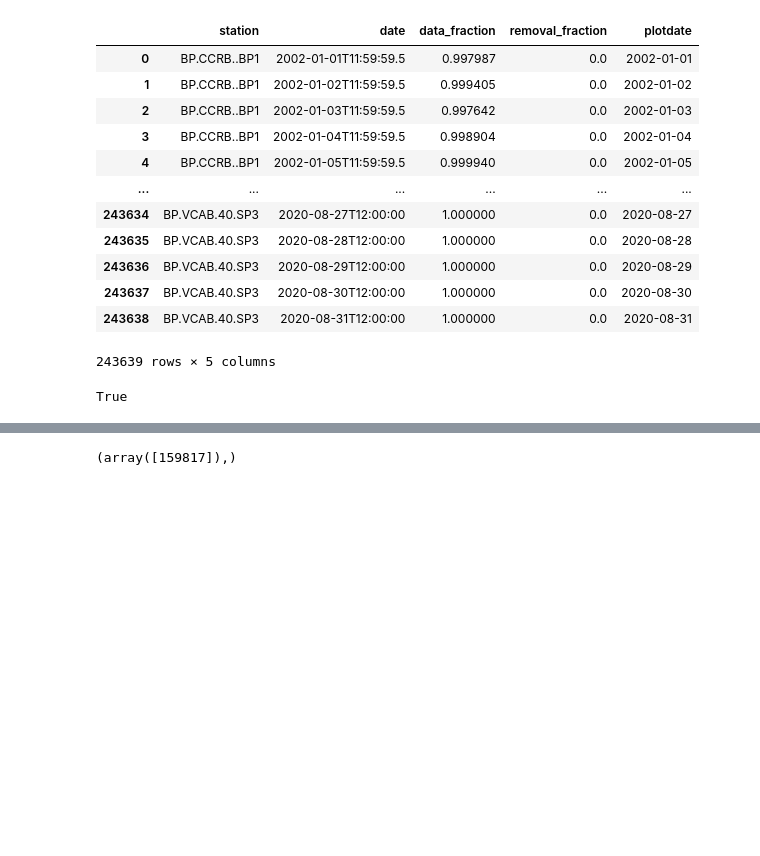
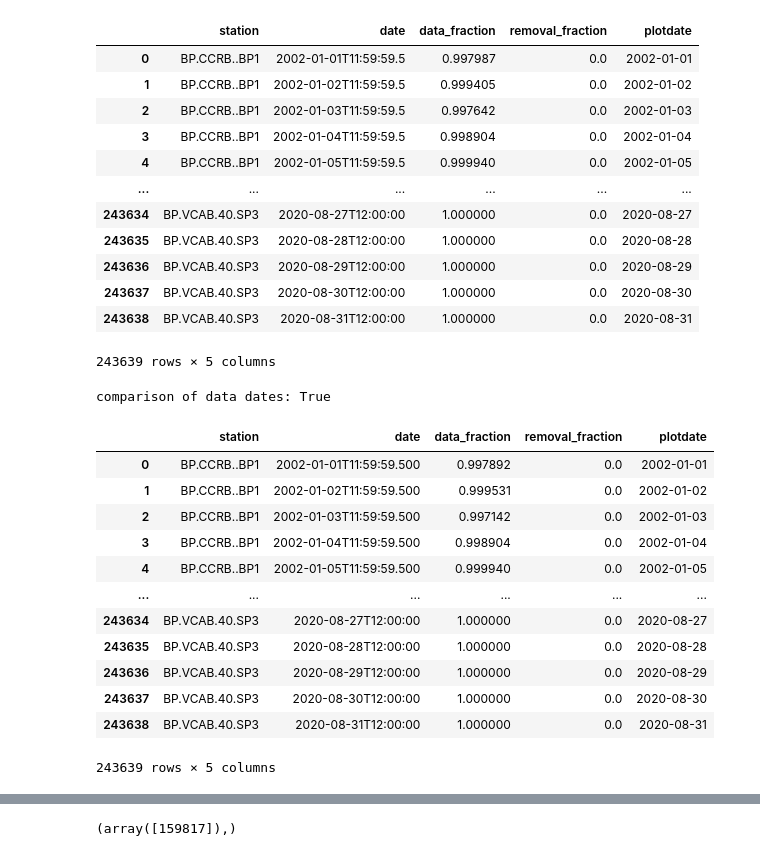
Before and after one commit to kura-okubo/SeisMonitoring_Paper, a Jupyter notebook: Post/DataAvailability/plot_DataAvailability_BP.ipynb, the cells around one changed output, grey strips where cells are left out. Cells and saved outputs as stored; diff of their text form; code cells hidden in the pictures; blank space fills up the shorter version.

```diff
--- a/Post/DataAvailability/plot_DataAvailability_BP.ipynb
+++ b/Post/DataAvailability/plot_DataAvailability_BP.ipynb
@@ -217,6 +216,32 @@ df_origin_tacc
 # number of data
 df_origin_tacc_eq = df_origin_tacc[["station", "plotdate"]]
 df_origin_uw_eq = df_origin_uw[["station", "plotdate"]]
-df_origin_uw_eq.equals(df_origin_tacc_eq)
-# %% [output]
-True
+# %%
+# number of data
+et_tacc = datetime.datetime(2020, 9, 1)
+df_origin_tacc_eq = df_origin_tacc[["station", "plotdate"]].reset_index(drop=True)
+df_origin_uw_eq = df_origin_uw[["station", "plotdate"]]
+df_origin_uw_eq = df_origin_uw_eq[df_origin_uw_eq["plotdate"] < et_tacc].reset_index(drop=True)
+
+df_origin_uw_trim = df_origin_uw[df_origin_uw["plotdate"] < et_tacc].reset_index(drop=True)
+
+
+print(f"comparison of data dates: {df_origin_uw_eq.equals(df_origin_tacc_eq)}")
+# %% [output]
+comparison of data dates: True
+# %%
+df_origin_uw_trim
+# %% [output]
+|  | station | date | data_fraction | removal_fraction | plotdate |
+| 0 | BP.CCRB..BP1 | 2002-01-01T11:59:59.500 | 0.997892 | 0.0 | 2002-01-01 |
+| 1 | BP.CCRB..BP1 | 2002-01-02T11:59:59.500 | 0.999531 | 0.0 | 2002-01-02 |
+| 2 | BP.CCRB..BP1 | 2002-01-03T11:59:59.500 | 0.997142 | 0.0 | 2002-01-03 |
+| 3 | BP.CCRB..BP1 | 2002-01-04T11:59:59.500 | 0.998904 | 0.0 | 2002-01-04 |
+| 4 | BP.CCRB..BP1 | 2002-01-05T11:59:59.500 | 0.999940 | 0.0 | 2002-01-05 |
+| ... | ... | ... | ... | ... | ... |
+| 243634 | BP.VCAB.40.SP3 | 2020-08-27T12:00:00 | 1.000000 | 0.0 | 2020-08-27 |
+| 243635 | BP.VCAB.40.SP3 | 2020-08-28T12:00:00 | 1.000000 | 0.0 | 2020-08-28 |
+| 243636 | BP.VCAB.40.SP3 | 2020-08-29T12:00:00 | 1.000000 | 0.0 | 2020-08-29 |
+| 243637 | BP.VCAB.40.SP3 | 2020-08-30T12:00:00 | 1.000000 | 0.0 | 2020-08-30 |
+| 243638 | BP.VCAB.40.SP3 | 2020-08-31T12:00:00 | 1.000000 | 0.0 | 2020-08-31 |
+243639 rows × 5 columns
```
Also changed, not shown: parts of 15 cells of this notebook, 19 other files.
